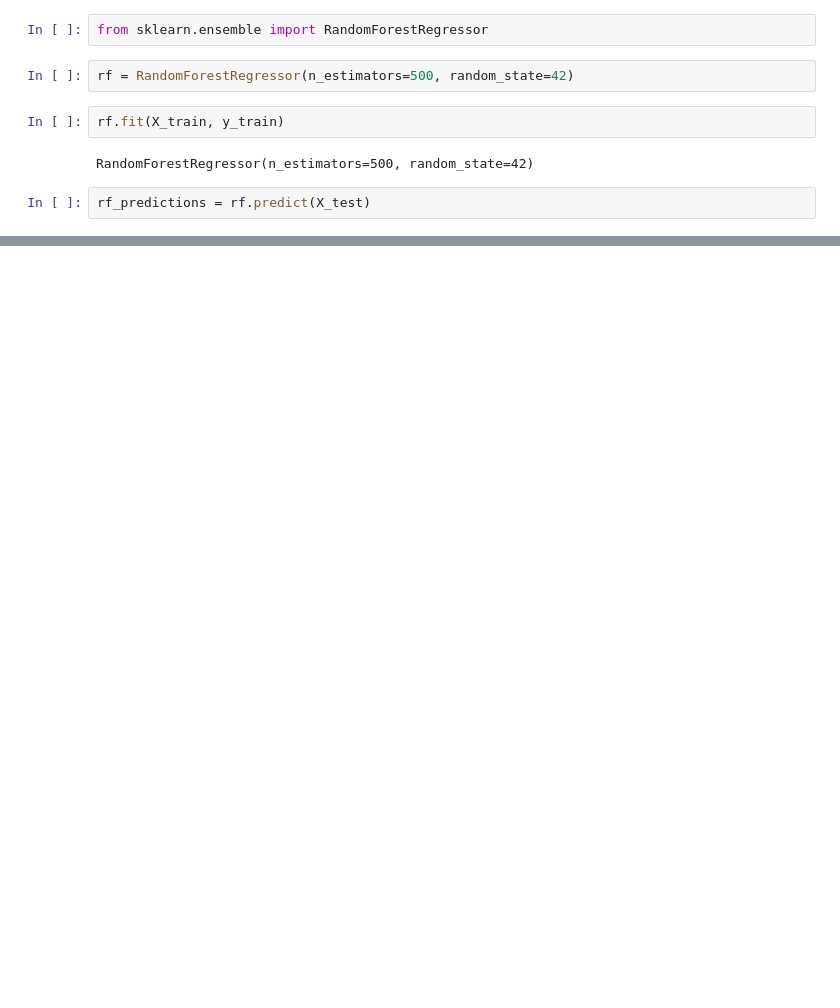
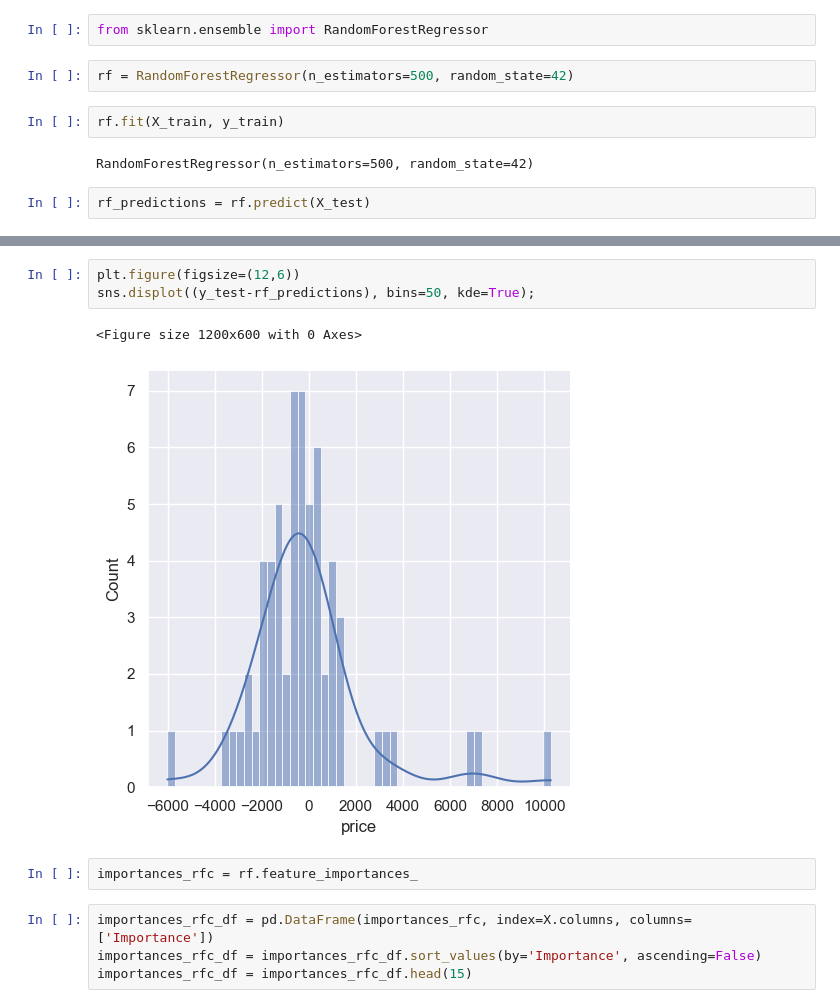
Before and after one commit to lucianawaka/ml_studies, a Jupyter notebook: Udemy/Complete Data Science and Machine Learning Bootcamp in Python/3. Decission Tree and Random Forest/Regression/Decision Tree and Random Forest Regression.ipynb, the cells around one changed output, grey strips where cells are left out. Saved outputs shown, nothing was run; the diff lists cells and outputs as text; blank space fills up the shorter version.

```diff
--- a/Udemy/Complete Data Science and Machine Learning Bootcamp in Python/3. Decission Tree and Random Forest/Regression/Decision Tree and Random Forest Regression.ipynb
+++ b/Udemy/Complete Data Science and Machine Learning Bootcamp in Python/3. Decission Tree and Random Forest/Regression/Decision Tree and Random Forest Regression.ipynb
@@ -144,0 +158,12 @@ The Mean Absolute Error is 2436.171806823059
+# %%
+plt.figure(figsize=(12,6))
+sns.displot((y_test-rf_predictions), bins=50, kde=True);
+# %% [output]
+<Figure size 1200x600 with 0 Axes>
+[figure, added]
+# %%
+importances_rfc = rf.feature_importances_
+# %%
+importances_rfc_df = pd.DataFrame(importances_rfc, index=X.columns, columns=['Importance'])
+importances_rfc_df = importances_rfc_df.sort_values(by='Importance', ascending=False)
+importances_rfc_df = importances_rfc_df.head(15)
```
Also changed, not shown: parts of 16 cells of this notebook, 1 other file.
